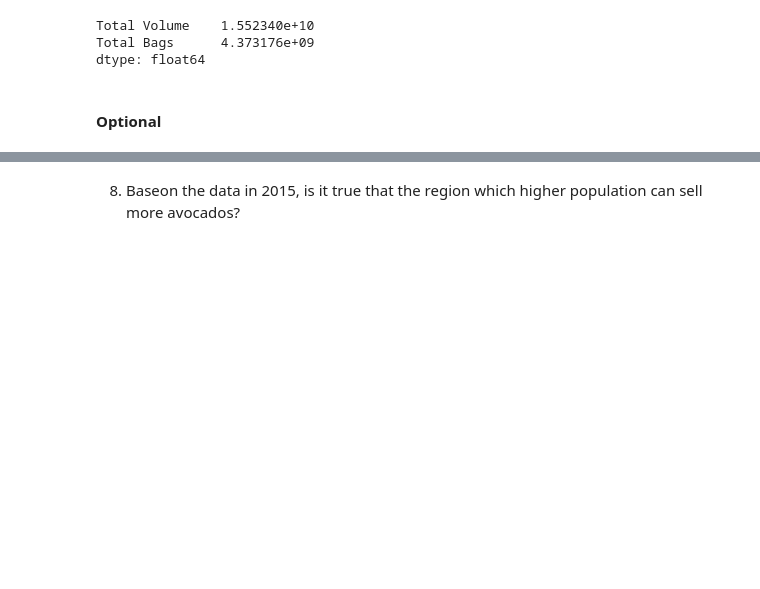
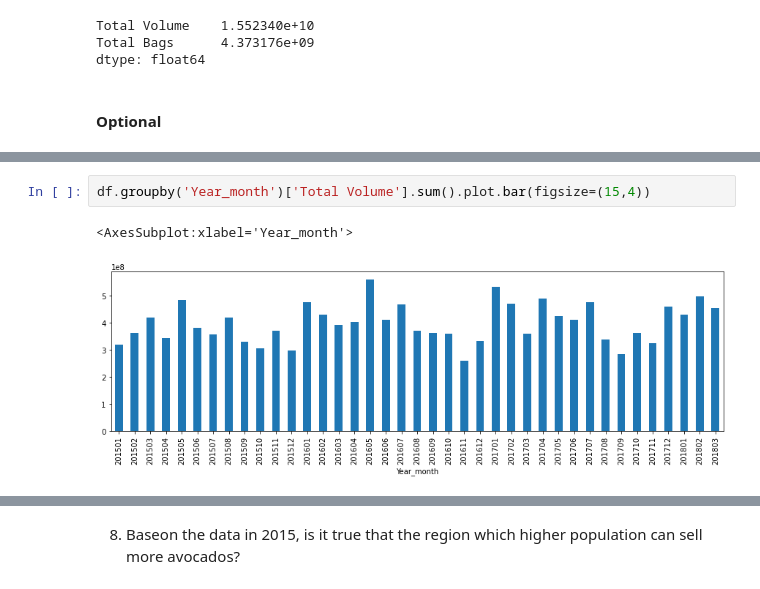
Before and after one commit to PimchanokD/Homework6-AVOCADO, a Jupyter notebook: HW06 Avocado.ipynb, the cells around one changed output, grey strips where cells are left out. Saved outputs shown, nothing was run; the diff lists cells and outputs as text; blank space fills up the shorter version.

```diff
--- a/HW06 Avocado.ipynb
+++ b/HW06 Avocado.ipynb
@@ -237,0 +256,5 @@ dtype: float64
+# %%
+df.groupby('Year_month')['Total Volume'].sum().plot.bar(figsize=(15,4))
+# %% [output]
+<AxesSubplot:xlabel='Year_month'>
+[figure, added]
```
Also changed, not shown: parts of 25 cells of this notebook.
